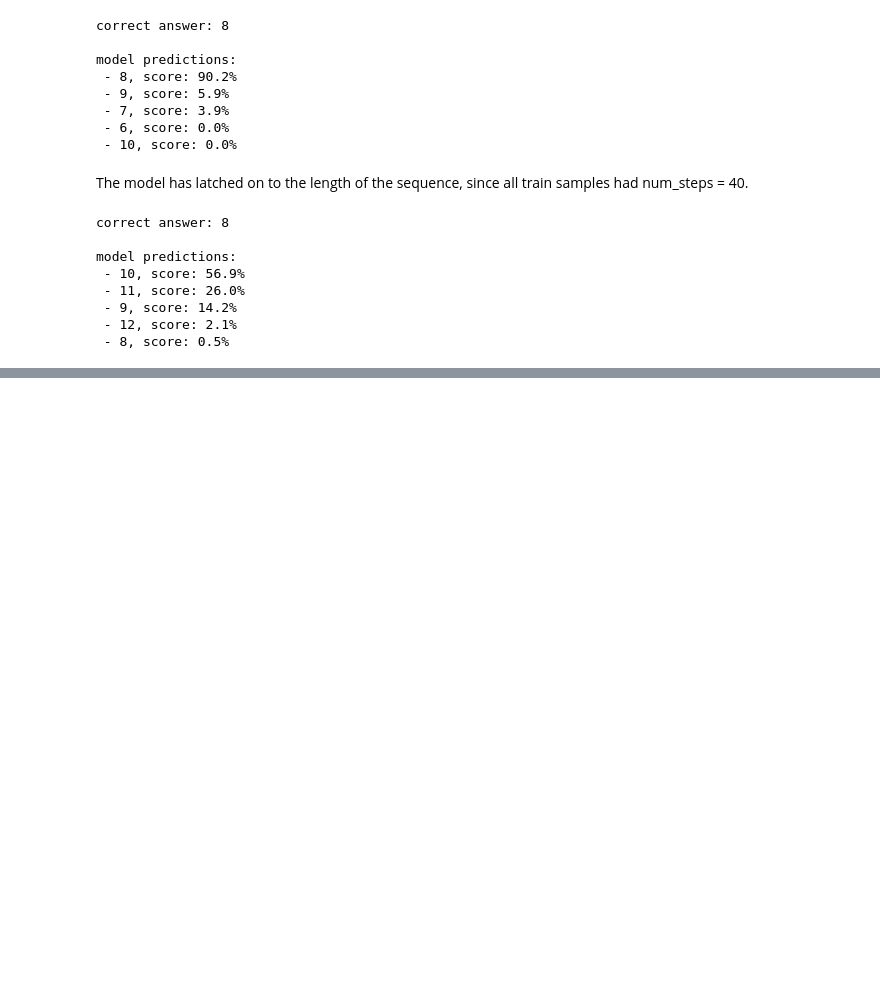
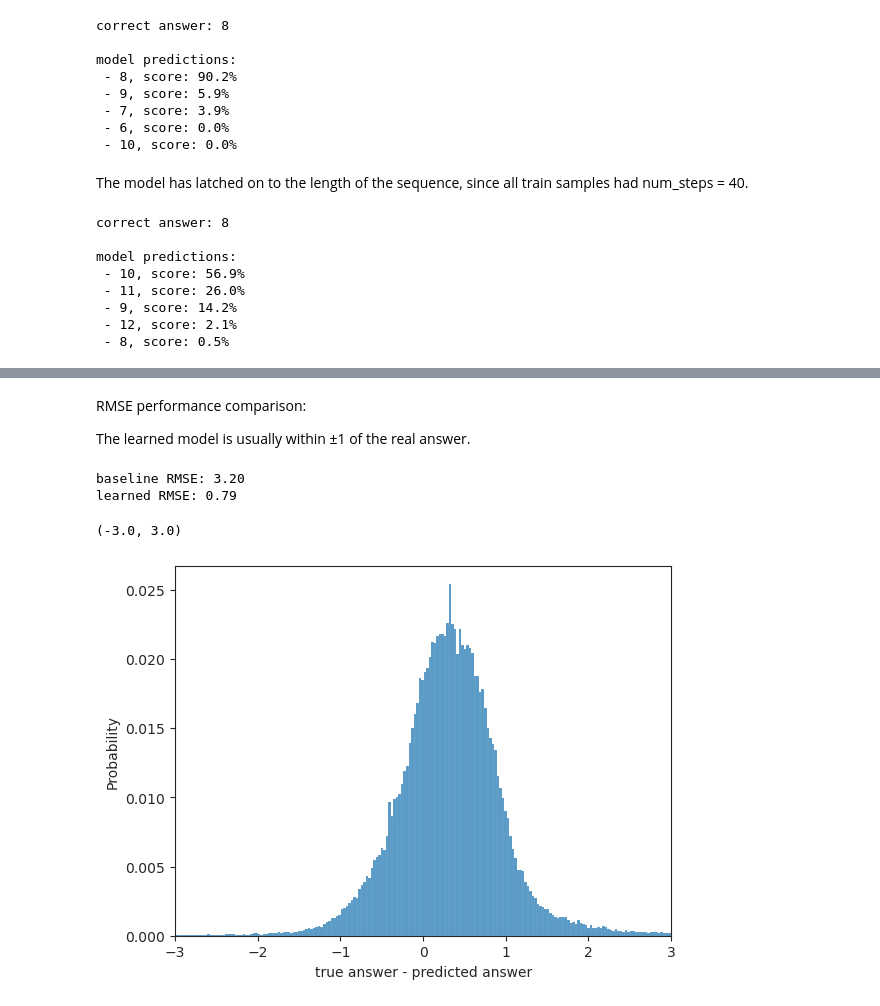
Before and after one commit to golkar/microcosm, a Jupyter notebook: xslorenz_results/mroberta_baseline/xslorenz_mroberta_results_chkpt500000.ipynb, the cells around one changed output, grey strips where cells are left out. Saved outputs shown, nothing was run; the diff lists cells and outputs as text; code cells hidden in the pictures; blank space fills up the shorter version.

```diff
--- a/xslorenz_mroberta_results_chkpt500000.ipynb
+++ b/xslorenz_results/mroberta_baseline/xslorenz_mroberta_results_chkpt500000.ipynb
@@ -6,3 +6,5 @@ import numpy as np
 sns.set_style("ticks")
 os.environ["WANDB_NOTEBOOK_NAME"] = "xslorenz_mroberta_results.py"
 wandb.login()
+
+device='cpu'
@@ -102,7 +101,7 @@ from datasets import DatasetDict
 
 best_run_path = "/mnt/home/sgolkar/ceph/saves/xslorenz/mroberta/wandb/run-20230531_162250-rw7ta38d/files/model/checkpoint-500000"
 
-model = RobertaForMaskedLM.from_pretrained(best_run_path).cuda()
+model = RobertaForMaskedLM.from_pretrained(best_run_path).to(device)
 
 
 wrapped_tokenizer = PreTrainedTokenizerFast(
@@ -505,0 +523,23 @@ model predictions:
+# %%
+# suppress python warnings
+import warnings
+warnings.filterwarnings("ignore", category=UserWarning)
+
+sample = ds_with_whole_ans["val"][2]
+preds = mask_filler(sample["masked_text"])
+
+# splitting the text to make it more readable
+print('sample masked text (broken to two lines for readability):\n')
+print(sample["masked_text"].split(",'data'")[0])
+print(''.join(sample["masked_text"].partition(",'data'")[1:]),'\n')
+
+print("correct answer:", sample["answer"], '\n')
+print('model predictions (integer part):')
+for pred in preds[0]:
+    print(' - {}, score: {:.1%}'.format(pred["token_str"],pred["score"]))
+print('\nmodel predictions (float part):')
+for pred in preds[1]:
+    print(' - {}, score: {:.1%}'.format(pred["token_str"],pred["score"]))
+
+# length of the tokenized sample
+print('\nlength of the tokenized sample:',len(wrapped_tokenizer(sample["masked_text"])["input_ids"]))
@@ -505,0 +622,19 @@ model predictions:
+# %% [markdown]
+RMSE performance comparison:
+
+The learned model is usually within ±1 of the real answer.
+# %%
+print("baseline RMSE: {:.2f}".format(anss.std()))
+print("learned RMSE: {:.2f}".format(np.sqrt(np.mean((anss - preds) ** 2))))
+# %% [output]
+baseline RMSE: 3.20
+learned RMSE: 0.79
+# %%
+# sns histogram of the difference between true answer and the predicted answer
+# set sns histogram bar width to 1
+sns.histplot(anss - preds, stat="probability")
+plt.xlabel("true answer - predicted answer");
+plt.xlim(-3,3)
+# %% [output]
+(-3.0, 3.0)
+[figure, added]
```
Also changed, not shown: parts of 11 cells of this notebook, 38 other files.
